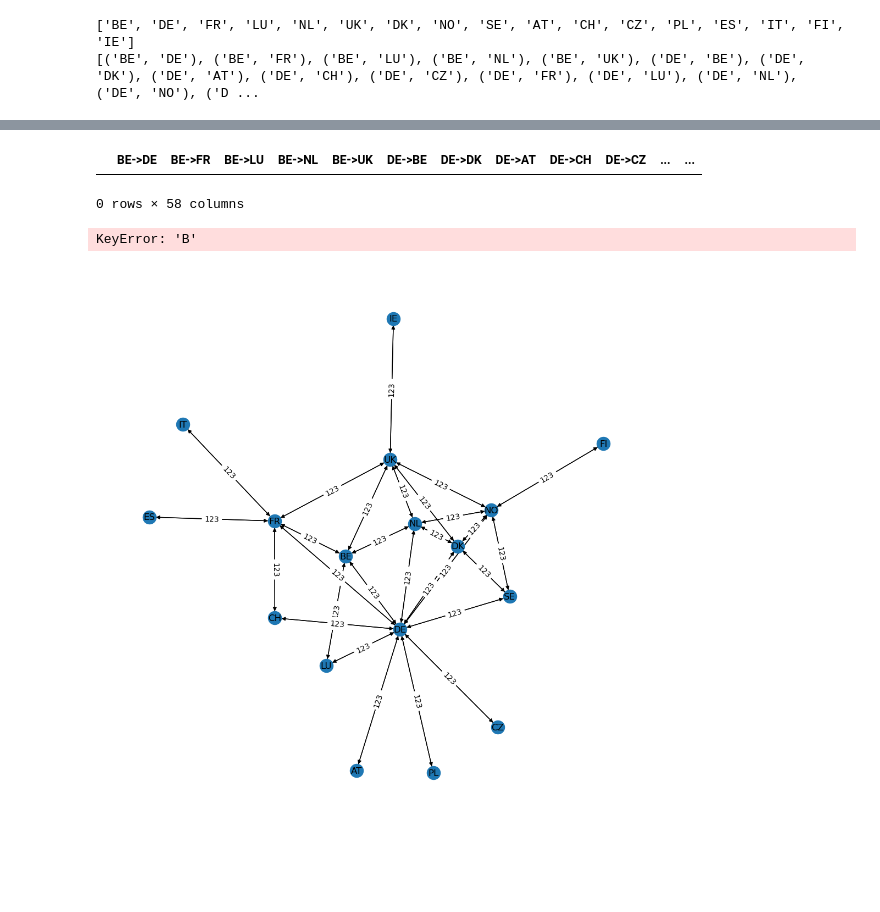
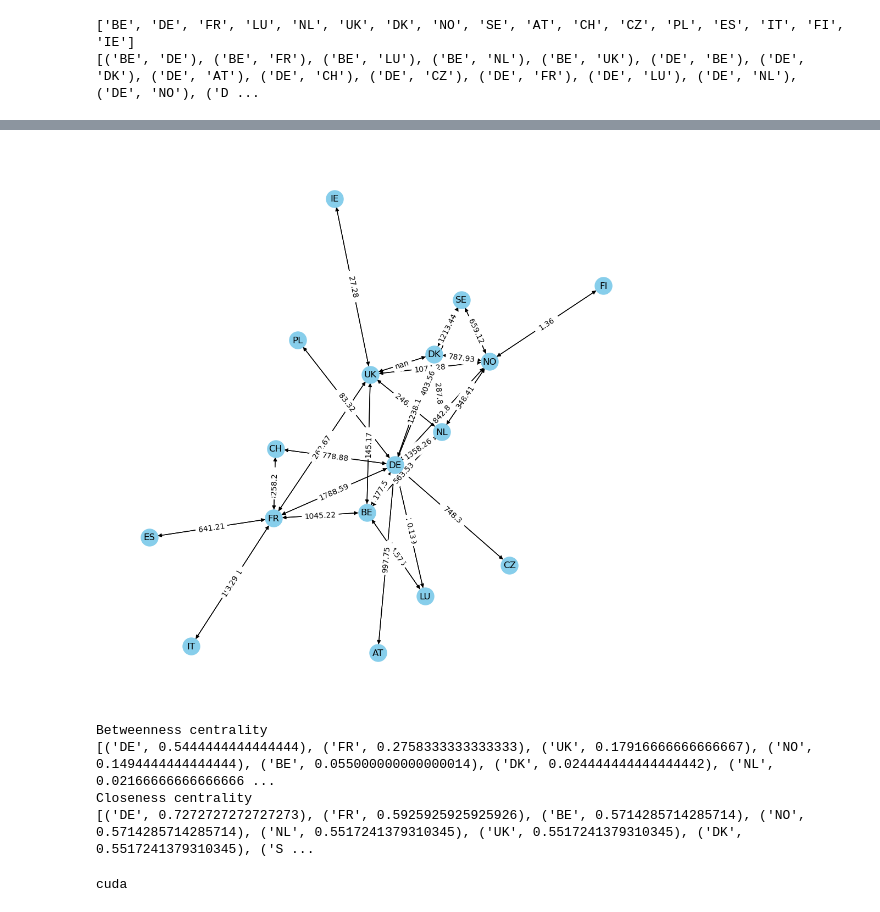
Before and after one commit to LemuelKL/eu-interconnectors, a Jupyter notebook: gnn.ipynb, the cells around one changed output, grey strips where cells are left out. Drawn from its saved outputs; the diff is of its cells as text; code cells hidden in the pictures; blank space fills up the shorter version.

```diff
--- a/gnn.ipynb
+++ b/gnn.ipynb
@@ -131,4 +129,5 @@ for edge in G.edges():
 df = pd.concat(dfs, axis=1)
 # Remove the multiindex column names
 df.columns = df.columns.droplevel(1)
-df
+# Set index to datetimeindex
+df.index = pd.to_datetime(df.index)
@@ -149,24 +134,40 @@ df
-# %%
-# Drop rows that have NaN values
-df = df.dropna()
-df
-# %% [output]
-|  | BE->DE | BE->FR | BE->LU | BE->NL | BE->UK | DE->BE | DE->DK | DE->AT | DE->CH | DE->CZ | ... | ... |
-0 rows × 58 columns
+# %%
+# Downsample from 15 minutes to 1 hour, if NaNs are present, fill with NaNs
+df = df.resample("1H").mean()
 # %%
 df.to_csv("data/flow/combined.csv")
 # %%
 for edge, df in dfs.items():
-    G[edge[0]][edge[1]]["flow"] = 123
+    u, v = edge.split("->")
+    G[u][v]["flow"] = round(df["quantity"].mean(), 2)
-# %% [output]
-KeyError: 'B'
 # %%
 # Draw graph
 plt.figure(figsize=(10, 10))
 pos = nx.spring_layout(G)
-nx.draw(G, pos, with_labels=True)
+nx.draw(G, pos, with_labels=True, node_size=500, node_color="skyblue", edge_cmap=plt.cm.Blues, arrows=True)
 edge_labels = nx.get_edge_attributes(G, "flow")
 nx.draw_networkx_edge_labels(G, pos, edge_labels=edge_labels)
 plt.show()
 # %% [output]
-[figure, old version]
+[figure, new version]
+# %%
+# Print ranked betweenness centrality and closeness centrality
+print("Betweenness centrality")
+print(sorted(nx.betweenness_centrality(G).items(), key=lambda x: x[1], reverse=True))
+print("Closeness centrality")
+print(sorted(nx.closeness_centrality(G).items(), key=lambda x: x[1], reverse=True))
+# %% [output]
+Betweenness centrality
+[('DE', 0.5444444444444444), ('FR', 0.2758333333333333), ('UK', 0.17916666666666667), ('NO', 0.1494444444444444), ('BE', 0.055000000000000014), ('DK', 0.024444444444444442), ('NL', 0.02166666666666666 ...
+Closeness centrality
+[('DE', 0.7272727272727273), ('FR', 0.5925925925925926), ('BE', 0.5714285714285714), ('NO', 0.5714285714285714), ('NL', 0.5517241379310345), ('UK', 0.5517241379310345), ('DK', 0.5517241379310345), ('S ...
+# %%
+import torch
+import torch.nn as nn
+import torch.nn.functional as F
+
+# Check if GPU is available
+device = torch.device("cuda" if torch.cuda.is_available() else "cpu")
+print(device)
+# %% [output]
+cuda
```
Also changed, not shown: parts of 3 cells of this notebook, 4 other files.
